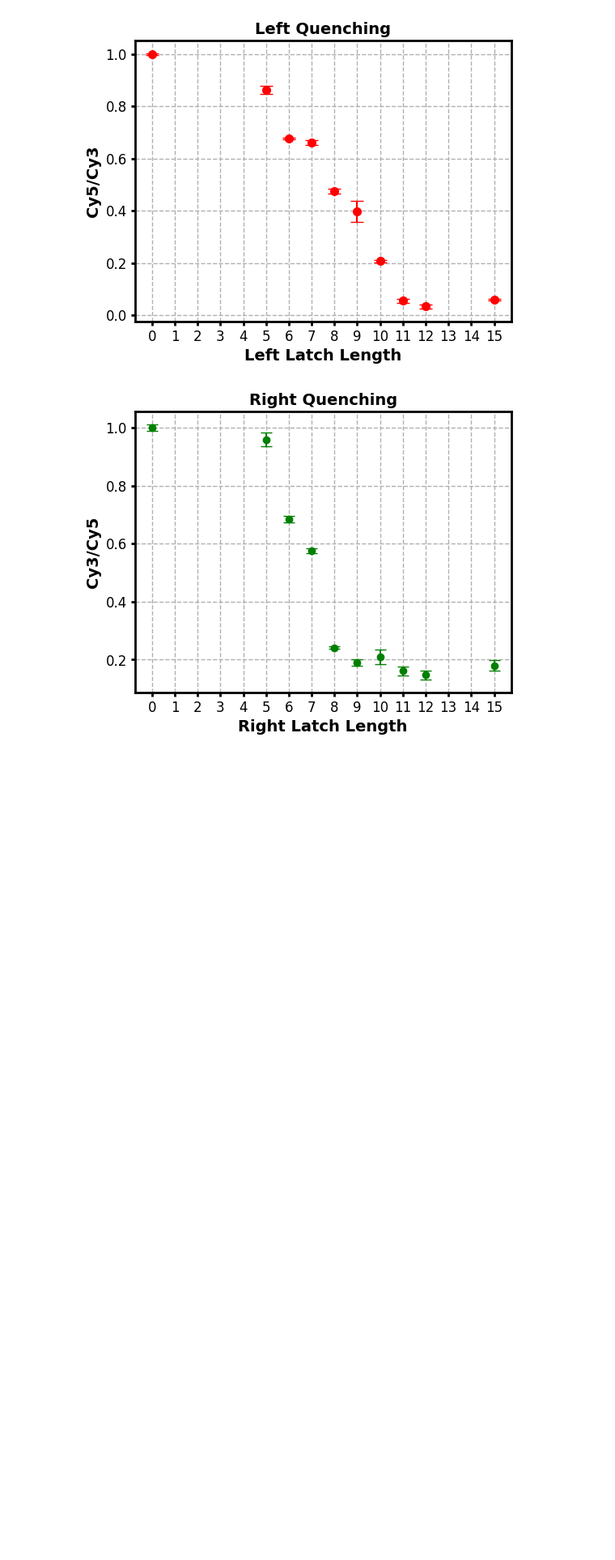
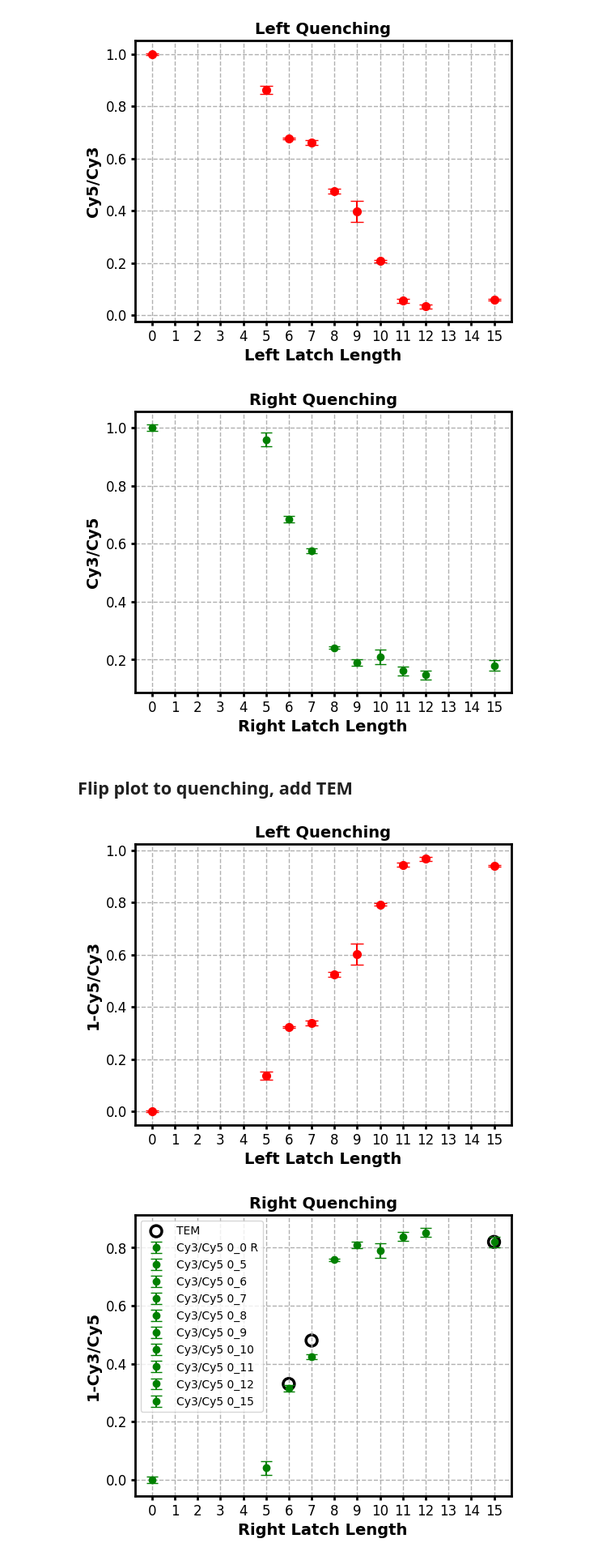
Before and after one commit to neuhoffmj/oscillatorEnsembleQuench, a Jupyter notebook: pandasPlateReader.ipynb, the cells around one changed output. Shown at 81% size. Saved outputs shown, nothing was run; the diff lists cells and outputs as text; code cells hidden in the pictures; blank space fills up the shorter version.

Commit message:
Add TEM data to plots and two vertical axes

```diff
--- a/pandasPlateReader.ipynb
+++ b/pandasPlateReader.ipynb
@@ -109,6 +109,11 @@ scaledata
 ## Plotting
 # %% [markdown]
 ### Cy Scaling
+# %%
+leftTEMbp = [6, 7, 8, 15]
+leftTEM = [0.53, 0.52, 0.69, 0.94]
+rightTEMbp = [6, 7, 15]
+rightTEM = [0.33, 0.48, 0.82]
 # %%
 leftSamples = samples[:10]
 rightSamples = samples[10:]
@@ -140,3 +146,38 @@ rightfig.savefig('right_cyScaled.png', bbox_inches='tight', dpi=300)
 # %% [output]
 [figure]
 [figure]
+# %% [markdown]
+## Flip plot to quenching, add TEM
+# %%
+leftSamples = samples[:10]
+rightSamples = samples[10:]
+# print(leftSamples, rightSamples)
+leftfig, axleft = plt.subplots(figsize=(6, 4.5))
+rightfig, axright = plt.subplots(figsize=(6, 4.5))
+for sample in leftSamples:
+    axleft.errorbar(int(sample.split('_')[0]), 1-scaledata[(sample, 'Cy5/Cy3')].mean(),
+                yerr=scaledata[(sample, 'Cy5/Cy3')].sem(), label=f'Cy5/Cy3 {sample}', fmt='ro', markersize=7, capsize=6)
+axleft.set_title('Left Quenching', fontsize=14, fontweight='bold')
+axleft.set_xlabel('Left Latch Length', fontsize=14, fontweight='bold')
+axleft.set_ylabel('1-Cy5/Cy3', fontsize=14, fontweight='bold')
+for sample in rightSamples:
+    axright.errorbar(int(sample.split('_')[1].split()[0]), 1-scaledata[(sample, 'Cy3/Cy5')].mean(),
+                yerr=scaledata[(sample, 'Cy3/Cy5')].sem(), label=f'Cy3/Cy5 {sample}', fmt='go', capsize=5)
+axright.scatter(rightTEMbp, rightTEM, facecolors='none', edgecolors='k', linewidth=2.5, s=100, label=f'TEM')
+axright.set_title('Right Quenching', fontsize=14, fontweight='bold')
+axright.set_xlabel('Right Latch Length', fontsize=14, fontweight='bold')
+axright.set_ylabel('1-Cy3/Cy5', fontsize=14, fontweight='bold')
+axright.legend(fontsize=10)
+for ax1 in [axleft, axright]:
+    ax1.grid(True, which='both', linestyle='--', linewidth=1)
+    ax1.tick_params(axis='both', which='both', width=2, labelsize=12)
+    ax1.set_xticks(list(range(16)))
+    ax1.spines['left'].set_linewidth(2)
+    ax1.spines['bottom'].set_linewidth(2)
+    ax1.spines['right'].set_linewidth(2)
+    ax1.spines['top'].set_linewidth(2)
+leftfig.savefig('left_cyScaled.png', bbox_inches='tight', dpi=300)
+rightfig.savefig('right_cyScaled.png', bbox_inches='tight', dpi=300)
+# %% [output]
+[figure, added]
+[figure, added]
```
Also changed, not shown: parts of 1 cell of this notebook.
